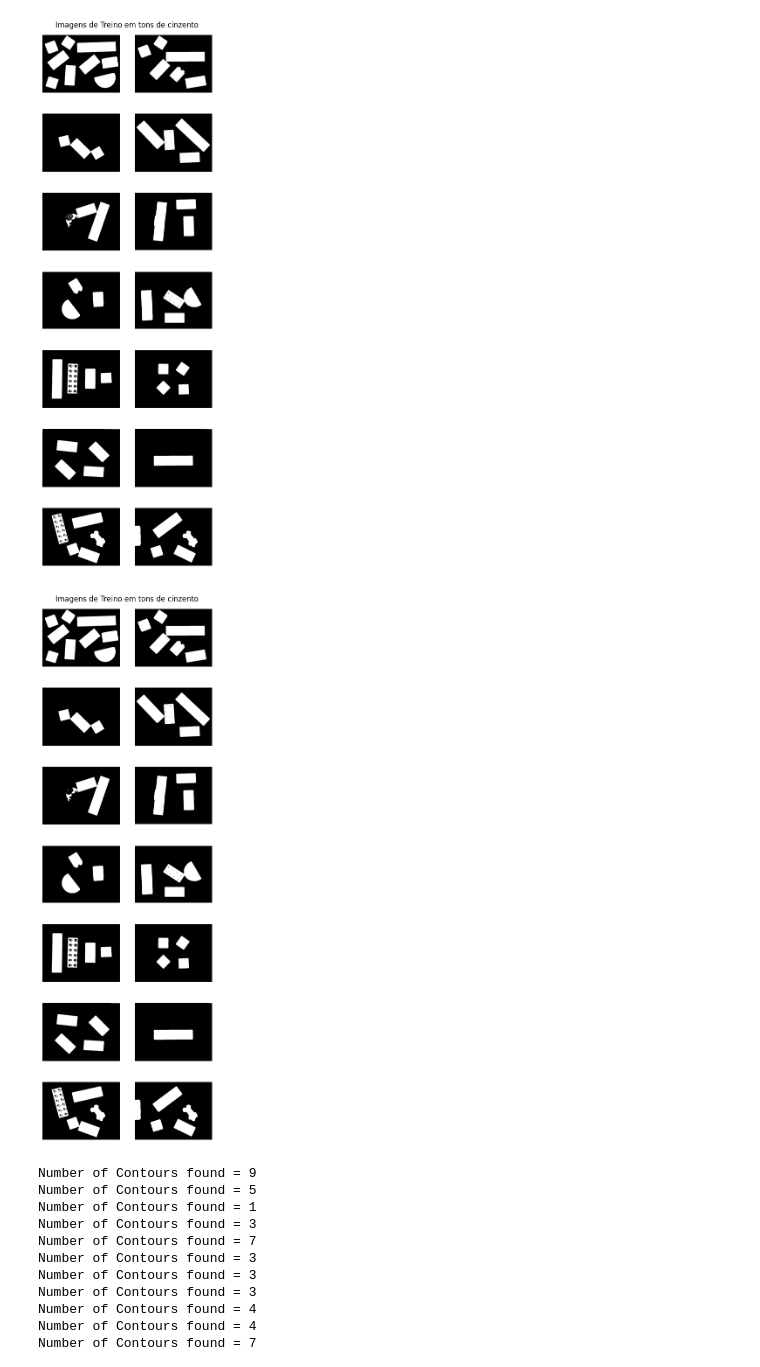
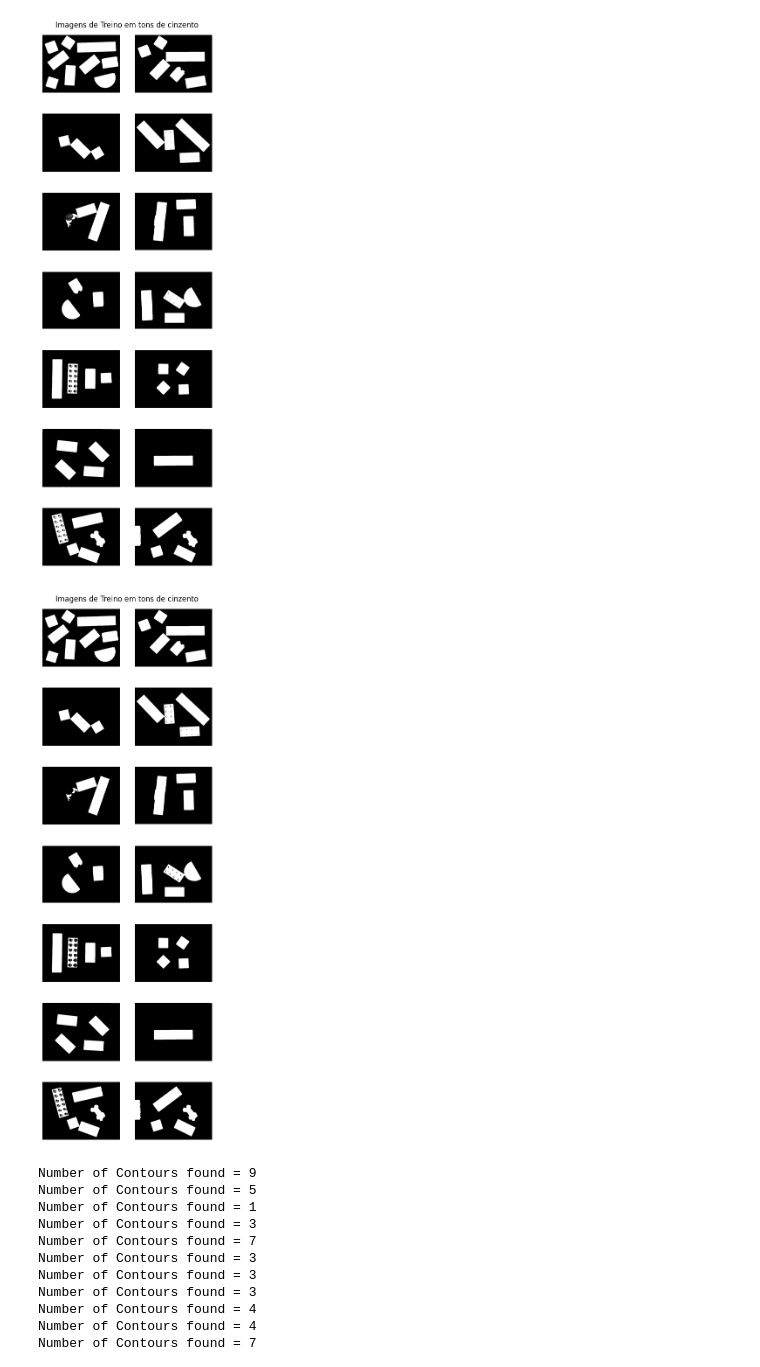
Before and after one commit to LPSD18/PIV, a Jupyter notebook: TP1/PIV_TP1_48328_48168.ipynb, the cells around one changed output. Drawn from its saved outputs; the diff is of its cells as text; code cells hidden in the pictures.

```diff
--- a/TP1/PIV_TP1_48328_48168.ipynb
+++ b/TP1/PIV_TP1_48328_48168.ipynb
@@ -267,12 +267,20 @@ for i,c in enumerate(colorC):
 [figure]
 # %%
 binImages = []
+i = 1
+output_dir = 'output_images'
 for image in grayscale_images:
     # aux = cv2.GaussianBlur(image[:,:,2],(5,5),0)
     res, thresh = cv2.threshold(image,0,255,cv2.THRESH_BINARY+cv2.THRESH_OTSU)
     # thresh = cv2.adaptiveThreshold(gray,255,cv2.ADAPTIVE_THRESH_MEAN_C,cv2.THRESH_BINARY_INV,15
     # ,2)
     binImages.append(thresh)
+
+    filename = os.path.join(output_dir, f'thresh_image_{i}.png')
+
+    # Save the morph image
+    cv2.imwrite(filename, thresh)
+    i+=1
 
 plt.figure(figsize=(5,16))
 plt.title("Imagens de Treino em tons de cinzento")
@@ -289,24 +297,35 @@ plt.show()
 # %%
 morphImages = []
 kernel = cv2.getStructuringElement(cv2.MORPH_RECT,(3,3))
+output_dir = 'output_images'
+if not os.path.exists(output_dir):
+    os.makedirs(output_dir)
+
+i = 0
 for binImage in binImages:
-    morph = cv2.erode(binImage,kernel,1)
-    morph = cv2.dilate(morph,kernel,1)
+    morph = cv2.erode(binImage,kernel,10)
+    # morph = cv2.dilate(morph,kernel,1)
+    # morph = cv2.morphologyEx(binImage,cv2.MORPH_OPEN,kernel,2)
     morphImages.append(morph)
+    filename = os.path.join(output_dir, f'morph_image_{i}.png')
+
+    # Save the morph image
+    cv2.imwrite(filename, morph)
+    i+=1
 
 #Representação das imagens de treino
 plt.figure(figsize=(5,16))
 plt.title("Imagens de Treino em tons de cinzento")
 plt.axis('off')
 
 for i, image in enumerate(morphImages):
     plt.subplot(7, 2, i+1)  # 7 linhas, 2 colunas
     plt.imshow(cv2.cvtColor(image, cv2.COLOR_BGR2RGB))
     plt.axis('off')
 
 plt.show()
 # %% [output]
-[figure, old version]
+[figure, new version]
 # %%
 i=0
 for image in morphImages:
```
Also changed, not shown: 28 other files.
